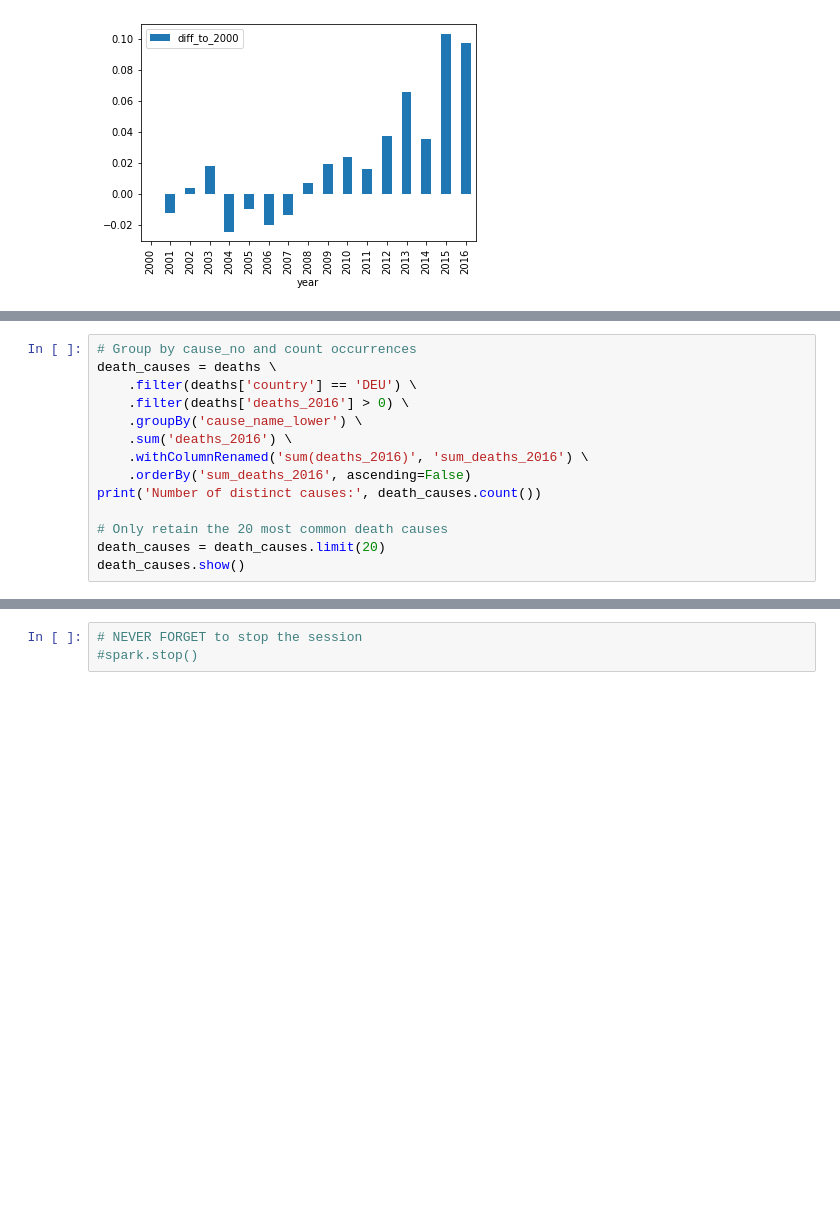
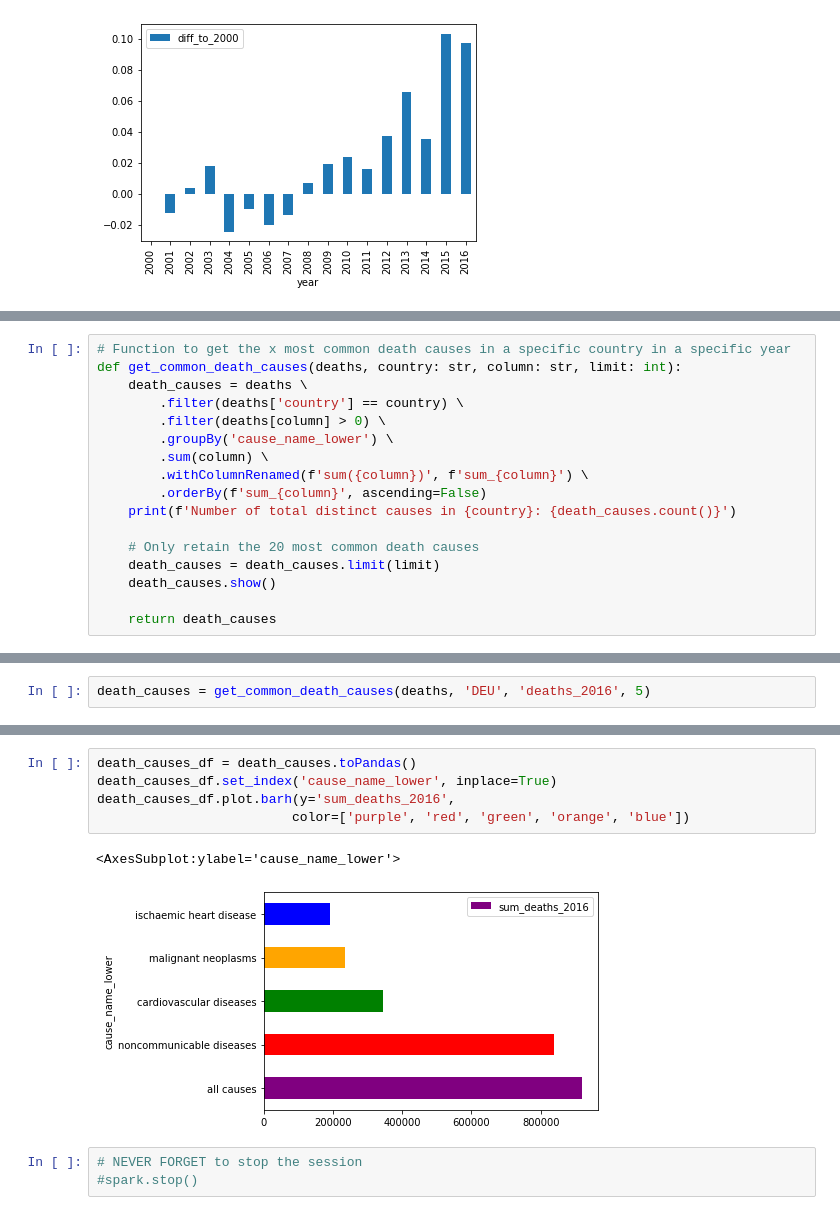
Before and after one commit to kevinsuedmersen/hadoop-sandbox, a Jupyter notebook: jupyter-spark/work/assignments/uebung_29_pyspark.ipynb, the cells around one changed output, grey strips where cells are left out. Saved outputs shown, nothing was run; the diff lists cells and outputs as text; blank space fills up the shorter version.

```diff
--- a/jupyter-spark/work/assignments/uebung_29_pyspark.ipynb
+++ b/jupyter-spark/work/assignments/uebung_29_pyspark.ipynb
@@ -439,14 +383,0 @@ Hier werde ich mich auf die 20 häufigsten Todesursachen in Deutschland beschrä
-# %%
-# Group by cause_no and count occurrences
-death_causes = deaths \
-    .filter(deaths['country'] == 'DEU') \
-    .filter(deaths['deaths_2016'] > 0) \
-    .groupBy('cause_name_lower') \
-    .sum('deaths_2016') \
-    .withColumnRenamed('sum(deaths_2016)', 'sum_deaths_2016') \
-    .orderBy('sum_deaths_2016', ascending=False)
-print('Number of distinct causes:', death_causes.count())
-
-# Only retain the 20 most common death causes
-death_causes = death_causes.limit(20)
-death_causes.show()
@@ -478,0 +439,17 @@ death_causes_df.plot.pie(y='sum_deaths_2016', figsize=(12, 12))
+# %%
+# Function to get the x most common death causes in a specific country in a specific year
+def get_common_death_causes(deaths, country: str, column: str, limit: int):
+    death_causes = deaths \
+        .filter(deaths['country'] == country) \
+        .filter(deaths[column] > 0) \
+        .groupBy('cause_name_lower') \
+        .sum(column) \
+        .withColumnRenamed(f'sum({column})', f'sum_{column}') \
+        .orderBy(f'sum_{column}', ascending=False)
+    print(f'Number of total distinct causes in {country}: {death_causes.count()}')
+
+    # Only retain the 20 most common death causes
+    death_causes = death_causes.limit(limit)
+    death_causes.show()
+
+    return death_causes
@@ -478,0 +489,2 @@ death_causes_df.plot.pie(y='sum_deaths_2016', figsize=(12, 12))
+# %%
+death_causes = get_common_death_causes(deaths, 'DEU', 'deaths_2016', 5)
@@ -479,3 +502,11 @@ death_causes_df.plot.pie(y='sum_deaths_2016', figsize=(12, 12))
+# %%
+death_causes_df = death_causes.toPandas()
+death_causes_df.set_index('cause_name_lower', inplace=True)
+death_causes_df.plot.barh(y='sum_deaths_2016',
+                         color=['purple', 'red', 'green', 'orange', 'blue'])
+# %% [output]
+<AxesSubplot:ylabel='cause_name_lower'>
+[figure, added]
 # %%
 # NEVER FORGET to stop the session
 #spark.stop()
```
Also changed, not shown: parts of 16 cells of this notebook.
